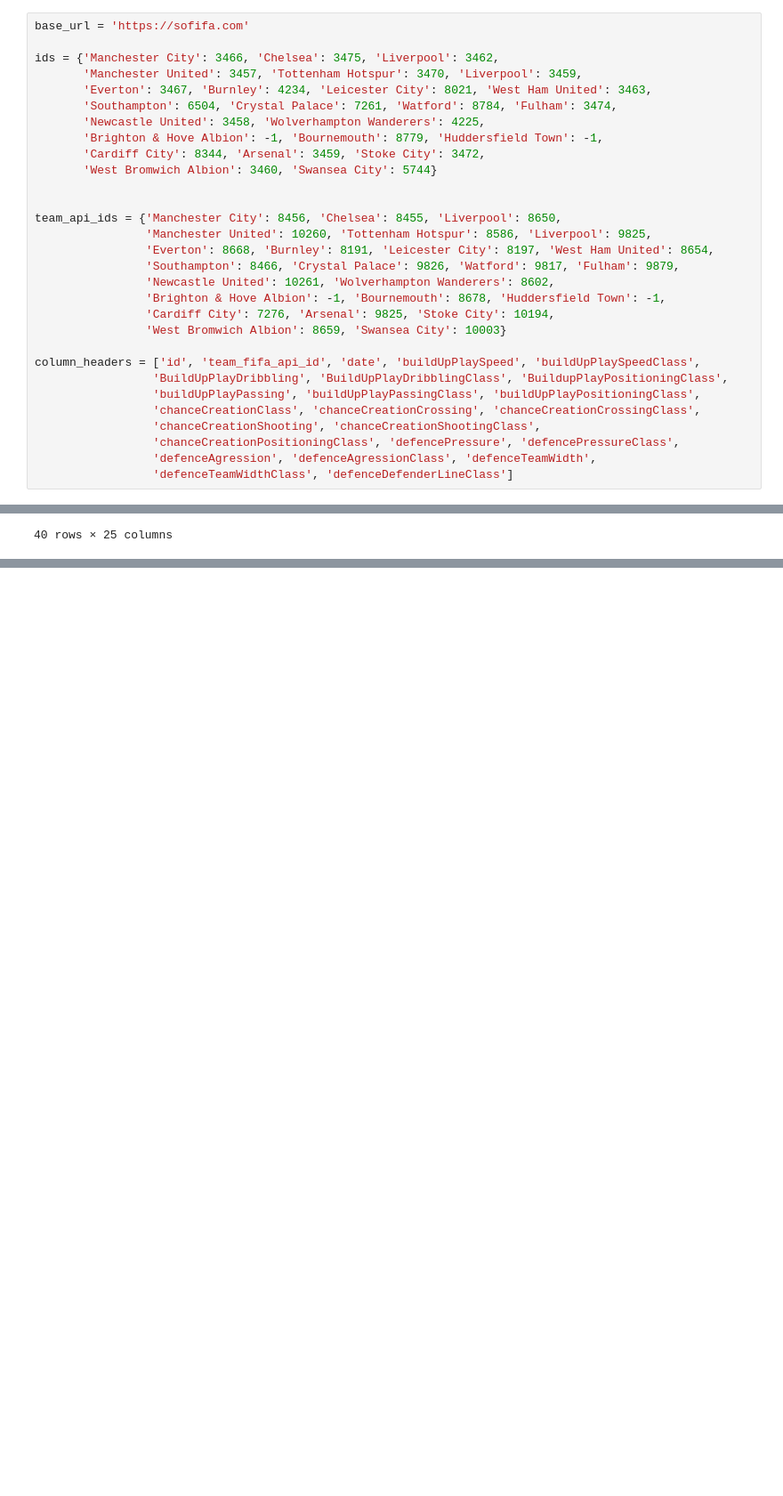
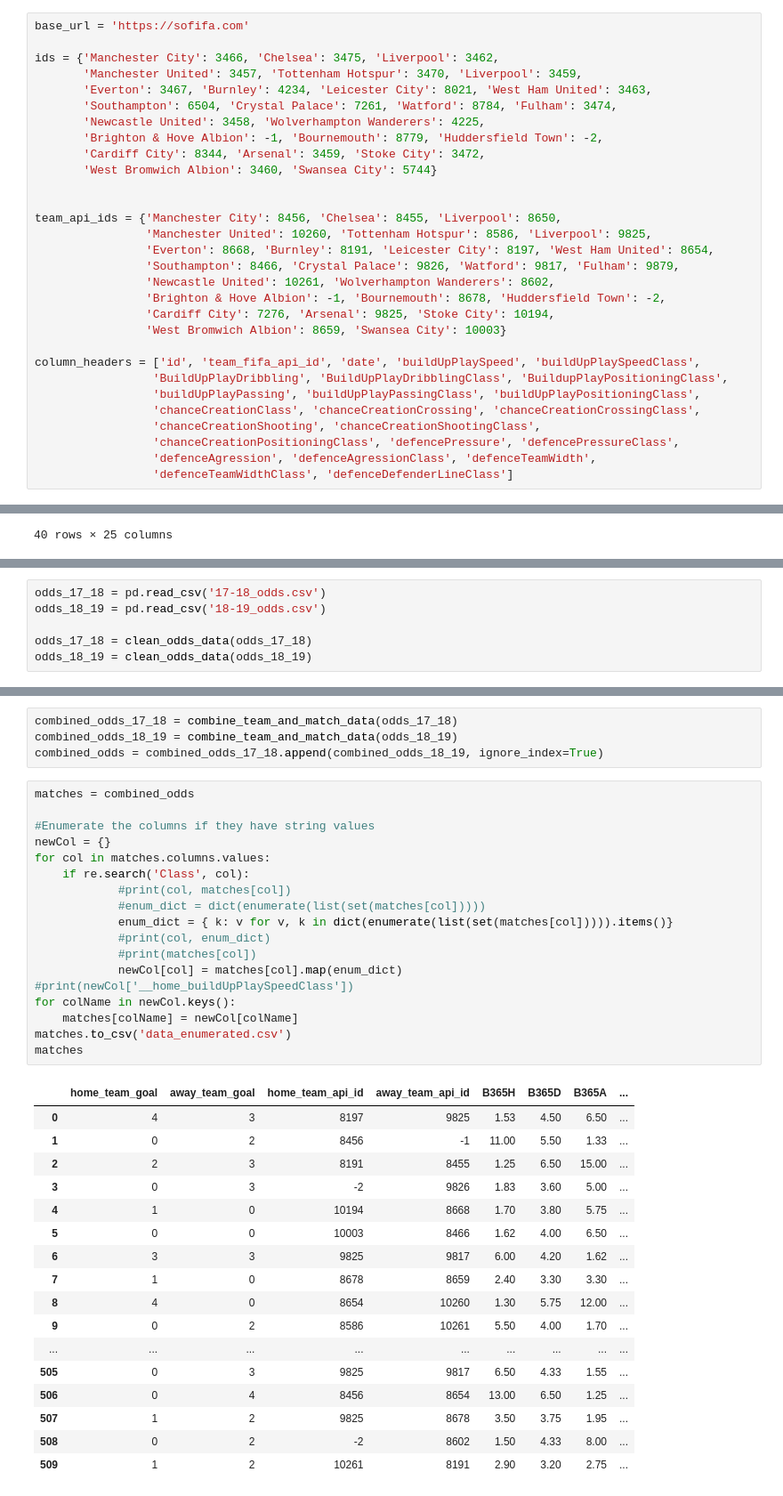
Before and after one commit to zsimone10/FIFABets, a Jupyter notebook: scrape_team_attributes.ipynb, the cells around one changed output, grey strips where cells are left out. Shown at 89% size. Cells and saved outputs as stored; diff of their text form; blank space fills up the shorter version.

```diff
--- a/scrape_team_attributes.ipynb
+++ b/scrape_team_attributes.ipynb
@@ -10,7 +12,7 @@ ids = {'Manchester City': 3466, 'Chelsea': 3475, 'Liverpool': 3462,
        'Everton': 3467, 'Burnley': 4234, 'Leicester City': 8021, 'West Ham United': 3463,
        'Southampton': 6504, 'Crystal Palace': 7261, 'Watford': 8784, 'Fulham': 3474,
        'Newcastle United': 3458, 'Wolverhampton Wanderers': 4225,
-       'Brighton & Hove Albion': -1, 'Bournemouth': 8779, 'Huddersfield Town': -1,
+       'Brighton & Hove Albion': -1, 'Bournemouth': 8779, 'Huddersfield Town': -2,
        'Cardiff City': 8344, 'Arsenal': 3459, 'Stoke City': 3472,
        'West Bromwich Albion': 3460, 'Swansea City': 5744}
 
@@ -20,7 +22,7 @@ team_api_ids = {'Manchester City': 8456, 'Chelsea': 8455, 'Liverpool': 8650,
                 'Everton': 8668, 'Burnley': 8191, 'Leicester City': 8197, 'West Ham United': 8654,
                 'Southampton': 8466, 'Crystal Palace': 9826, 'Watford': 9817, 'Fulham': 9879,
                 'Newcastle United': 10261, 'Wolverhampton Wanderers': 8602,
-                'Brighton & Hove Albion': -1, 'Bournemouth': 8678, 'Huddersfield Town': -1,
+                'Brighton & Hove Albion': -1, 'Bournemouth': 8678, 'Huddersfield Town': -2,
                 'Cardiff City': 7276, 'Arsenal': 9825, 'Stoke City': 10194,
                 'West Bromwich Albion': 8659, 'Swansea City': 10003}
 
@@ -125,0 +162,6 @@ team_attributes
+# %%
+odds_17_18 = pd.read_csv('17-18_odds.csv')
+odds_18_19 = pd.read_csv('18-19_odds.csv')
+
+odds_17_18 = clean_odds_data(odds_17_18)
+odds_18_19 = clean_odds_data(odds_18_19)
@@ -125,0 +194,40 @@ team_attributes
+# %%
+combined_odds_17_18 = combine_team_and_match_data(odds_17_18)
+combined_odds_18_19 = combine_team_and_match_data(odds_18_19)
+combined_odds = combined_odds_17_18.append(combined_odds_18_19, ignore_index=True)
+# %%
+matches = combined_odds
+
+#Enumerate the columns if they have string values
+newCol = {}
+for col in matches.columns.values:
+    if re.search('Class', col):
+            #print(col, matches[col])
+            #enum_dict = dict(enumerate(list(set(matches[col]))))
+            enum_dict = { k: v for v, k in dict(enumerate(list(set(matches[col])))).items()}
+            #print(col, enum_dict)
+            #print(matches[col])
+            newCol[col] = matches[col].map(enum_dict)
+#print(newCol['__home_buildUpPlaySpeedClass'])
+for colName in newCol.keys():
+    matches[colName] = newCol[colName]
+matches.to_csv('data_enumerated.csv')
+matches
+# %% [output]
+|  | home_team_goal | away_team_goal | home_team_api_id | away_team_api_id | B365H | B365D | B365A | ... |
+| 0 | 4 | 3 | 8197 | 9825 | 1.53 | 4.50 | 6.50 | ... |
+| 1 | 0 | 2 | 8456 | -1 | 11.00 | 5.50 | 1.33 | ... |
+| 2 | 2 | 3 | 8191 | 8455 | 1.25 | 6.50 | 15.00 | ... |
+| 3 | 0 | 3 | -2 | 9826 | 1.83 | 3.60 | 5.00 | ... |
+| 4 | 1 | 0 | 10194 | 8668 | 1.70 | 3.80 | 5.75 | ... |
+| 5 | 0 | 0 | 10003 | 8466 | 1.62 | 4.00 | 6.50 | ... |
+| 6 | 3 | 3 | 9825 | 9817 | 6.00 | 4.20 | 1.62 | ... |
+| 7 | 1 | 0 | 8678 | 8659 | 2.40 | 3.30 | 3.30 | ... |
+| 8 | 4 | 0 | 8654 | 10260 | 1.30 | 5.75 | 12.00 | ... |
+| 9 | 0 | 2 | 8586 | 10261 | 5.50 | 4.00 | 1.70 | ... |
+| ... | ... | ... | ... | ... | ... | ... | ... | ... |
+| 505 | 0 | 3 | 9825 | 9817 | 6.50 | 4.33 | 1.55 | ... |
+| 506 | 0 | 4 | 8456 | 8654 | 13.00 | 6.50 | 1.25 | ... |
+| 507 | 1 | 2 | 9825 | 8678 | 3.50 | 3.75 | 1.95 | ... |
+| 508 | 0 | 2 | -2 | 8602 | 1.50 | 4.33 | 8.00 | ... |
+| 509 | 1 | 2 | 10261 | 8191 | 2.90 | 3.20 | 2.75 | ... |
```
Also changed, not shown: parts of 8 cells of this notebook, 3 other files.
